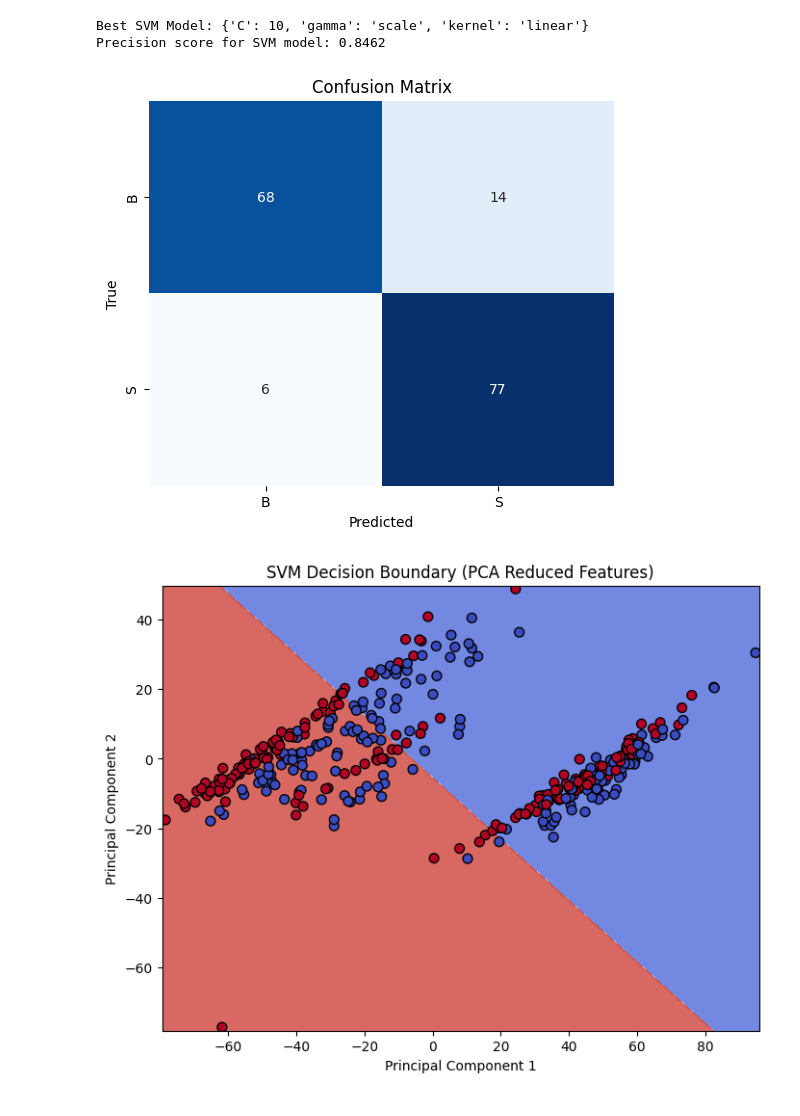
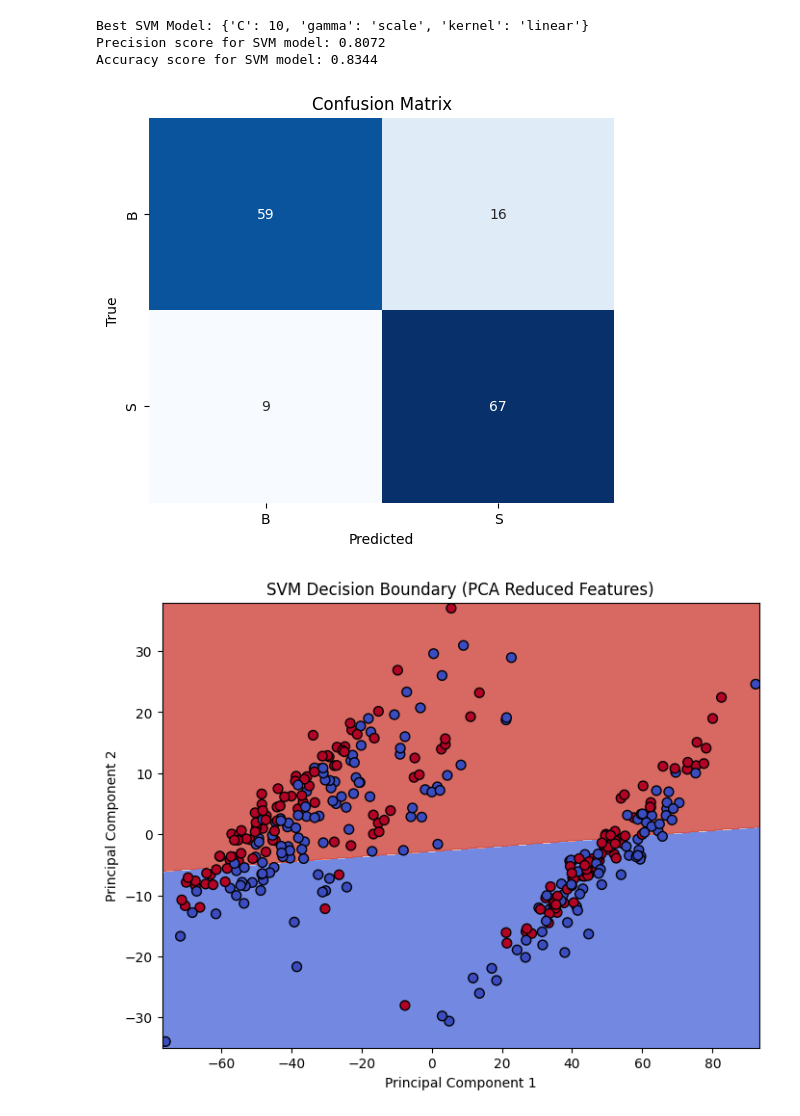
Before and after one commit to JoshuaSutherland43/Machine_Learning_Apple_Classification, a Jupyter notebook: SVM/GS.ipynb, the cells around one changed output. Cells and saved outputs as stored; diff of their text form; code cells hidden in the pictures.

```diff
--- a/SVM/GS.ipynb
+++ b/SVM/GS.ipynb
@@ -11,17 +11,20 @@ from sklearn.preprocessing import StandardScaler
 from sklearn.decomposition import PCA
 
 # Load Excel Data
-file_path = 'C:/Users/joshu/OneDrive/Desktop/ApplesML/data/Detect-GD.xlsx'
+file_path = 'C:/Users/joshu/OneDrive/Desktop/ApplesML/data/Detect-GS.xlsx'
 df = pd.read_excel(file_path)
 print(f"Successfully loaded data from: {file_path}")
 
+
 # View first 5 rows
 print(df.head())
+
 
 # Shape of dataset
 df_shape = df.shape
 print(f"The shape of the infrared intensity data is {df_shape}")
 print(f"Where {df_shape[0]} is the number of rows, and {df_shape[1]} is the number of columns.")
+
 
 # Convert wavenumbers to wavelengths
 wavenumbers = np.float64(df.columns[4:])
@@ -30,9 +33,11 @@ print(f"\nExample: wave number {wavenumbers[0]} in inverse centimeters converts
 df.columns.values[4:] = np.round(wavelengths, 3)
 print(df.head())
 
+
 # Condition Count Visualization
 ax = sns.countplot(x="Condition", data=df)
 plt.show()
+
 
 # Normalize Condition column (make uppercase)
 df['Condition'] = df['Condition'].str.upper()
@@ -44,42 +49,55 @@ for p in ax.patches:
 plt.title("Condition Count", fontsize=12, fontweight='bold')
 plt.show()
 
+
 # Features (X) and Labels (Y)
 X = df.iloc[:, 4:]
 Y = df['Condition']
+
 
 # Scaling Inputs
 scaler = StandardScaler()
 X_scaled = scaler.fit_transform(X)
 X = pd.DataFrame(X_scaled, columns=X.columns)
 
+
 # Convert target labels to binary
 Y = Y.map({'S': 1, 'B': 0})
+
 
 # Use train_test_split directly to split the data
 from sklearn.model_selection import train_test_split
 Xtrain, Xtest, Ytrain, Ytest = train_test_split(X, Y, test_size=0.3, random_state=3, stratify=Y)
 
+
 # Hyperparameters for SVM (Search space for tuning)
 param_grid_svm = {
     'C': [0.1, 1, 10],
     'kernel': ['linear', 'rbf'],
-    'gamma': ['scale', 'auto'],  # 'scale' typically works well
+    'gamma': ['scale', 'auto'],  ]
 }
+
 
 # SVM with GridSearchCV for hyperparameter tuning
 grid_search_svm = GridSearchCV(SVC(), param_grid_svm, cv=3, scoring='precision', n_jobs=-1)
 grid_search_svm.fit(Xtrain, Ytrain)
 
+
 # Best model from GridSearchCV
 best_svm_model = grid_search_svm.best_estimator_
+
 
 # Predictions and Evaluation
 y_pred_svm = best_svm_model.predict(Xtest)
 precision = precision_score(Ytest, y_pred_svm)
 
+
 print(f"Best SVM Model: {grid_search_svm.best_params_}")
 print(f"Precision score for SVM model: {precision:.4f}")
+
+accuracy = accuracy_score(Ytest, y_pred_svm)
+print(f"Accuracy score for SVM model: {accuracy:.4f}")
+
 
 # Visualization 1: Confusion Matrix
 conf_matrix = confusion_matrix(Ytest, y_pred_svm)
@@ -90,7 +108,10 @@ plt.xlabel("Predicted")
 plt.ylabel("True")
 plt.show()
 
+
+
 # Visualization 2: Decision Boundary (Only works well for 2D or reduced dimensionality)
+
 # Use PCA for dimensionality reduction to 2D
 pca = PCA(n_components=2)
 Xtrain_pca = pca.fit_transform(Xtrain)
@@ -109,6 +130,8 @@ xx, yy = np.meshgrid(np.arange(x_min, x_max, 0.1),
 Z = best_svm_model.predict(np.c_[xx.ravel(), yy.ravel()])
 Z = Z.reshape(xx.shape)
 
+
+
 # Plot decision boundary
 plt.figure(figsize=(8, 6))
 plt.contourf(xx, yy, Z, alpha=0.8, cmap="coolwarm")
@@ -118,7 +141,9 @@ plt.xlabel("Principal Component 1")
 plt.ylabel("Principal Component 2")
 plt.show()
 
+
 # Visualization 3: Precision Score vs. Hyperparameters
+
 # Plotting Precision vs. SVM Hyperparameters
 param_results = pd.DataFrame(grid_search_svm.cv_results_)
 param_results = param_results[['param_C', 'param_kernel', 'param_gamma', 'mean_test_score']]
@@ -152,4 +177,5 @@ Successfully loaded data from: C:/Users/joshu/OneDrive/Desktop/ApplesML/data/Det
 Best SVM Model: {'C': 10, 'gamma': 'scale', 'kernel': 'linear'}
-Precision score for SVM model: 0.8462
+Precision score for SVM model: 0.8072
+Accuracy score for SVM model: 0.8344
 [figure]
-[figure, old version]
+[figure, new version]
```
Also changed, not shown: parts of 1 cell of this notebook, 10 other files.
